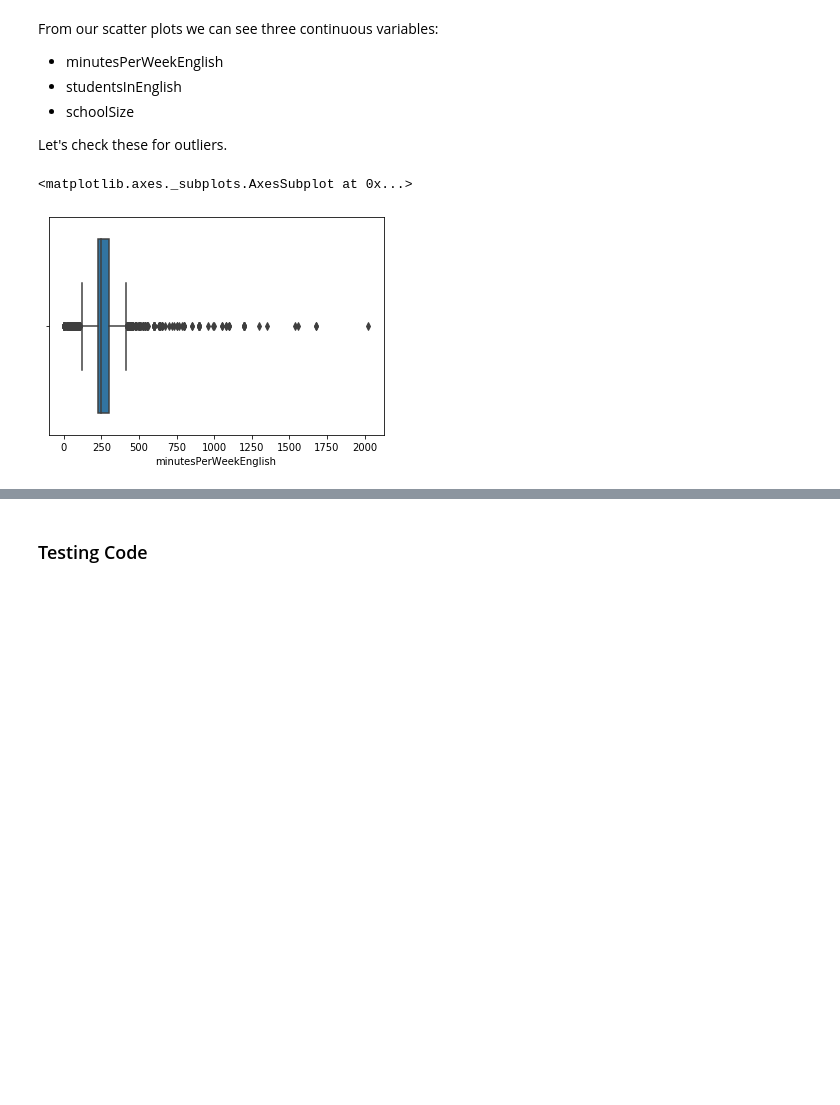
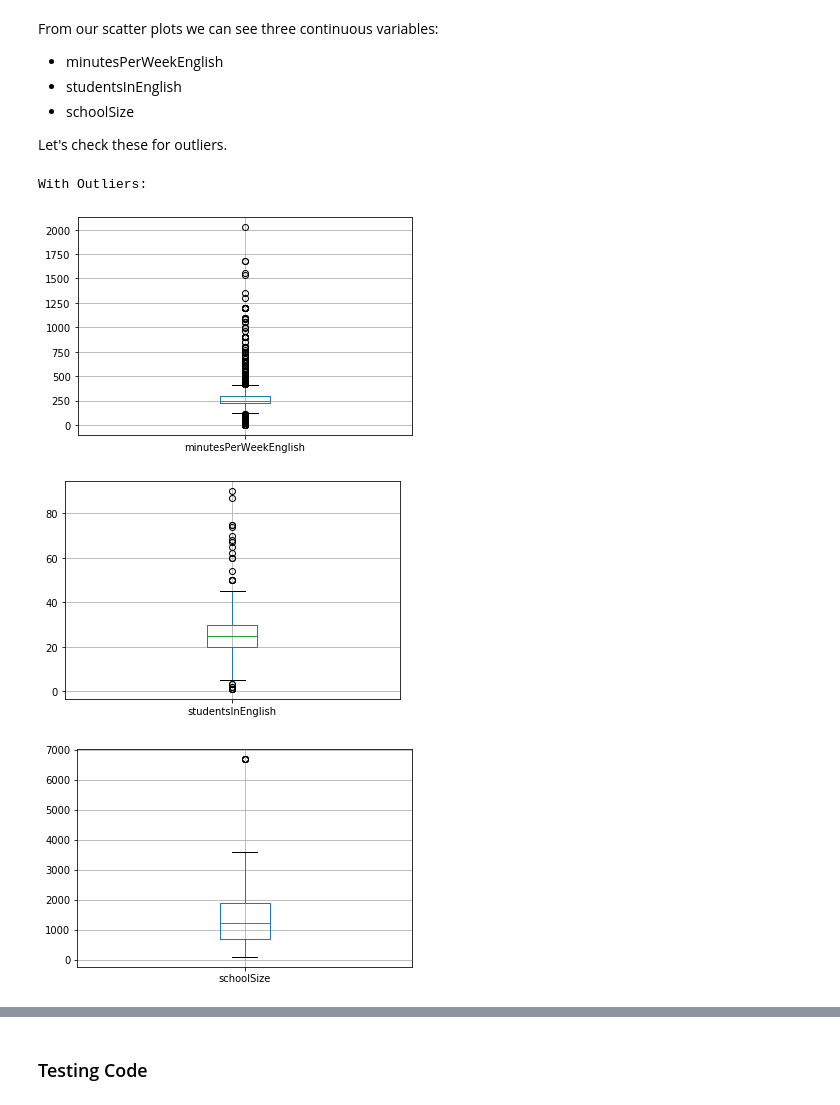
Before and after one commit to gabbyflabby/Test_Scores, a Jupyter notebook: Data Cleaning.ipynb, the cells around one changed output, grey strips where cells are left out. Drawn from its saved outputs; the diff is of its cells as text; code cells hidden in the pictures; blank space fills up the shorter version.

Commit message:
removing outliers

```diff
--- a/Data Cleaning.ipynb
+++ b/Data Cleaning.ipynb
@@ -89,5 +89,3 @@ We see there are a lot of null values, those will affect our ability to model so
 df.shape
 # %% [output]
 (5233, 24)
-# %%
-df.dropna(inplace=True)
@@ -183,8 +211,14 @@ From our scatter plots we can see three continuous variables:
 * schoolSize
 
 Let's check these for outliers.
-# %%
-sns.boxplot(x='minutesPerWeekEnglish', data=df)
-# %% [output]
-<matplotlib.axes._subplots.AxesSubplot at 0x...>
-[figure, removed]
+# %%
+continuous = ['minutesPerWeekEnglish','studentsInEnglish','schoolSize']
+print("With Outliers:")
+for column in continuous:
+    df.boxplot(column=column)
+    plt.show()
+# %% [output]
+With Outliers:
+[figure, added]
+[figure, added]
+[figure, added]
```
Also changed, not shown: parts of 7 cells of this notebook.
